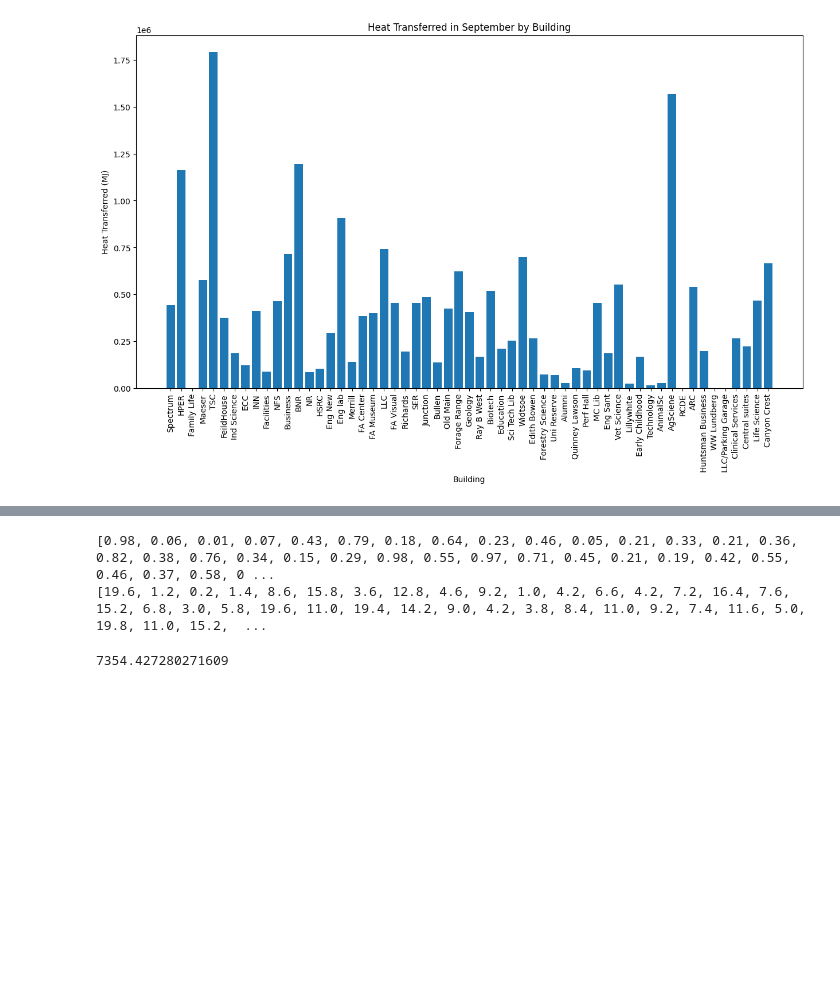
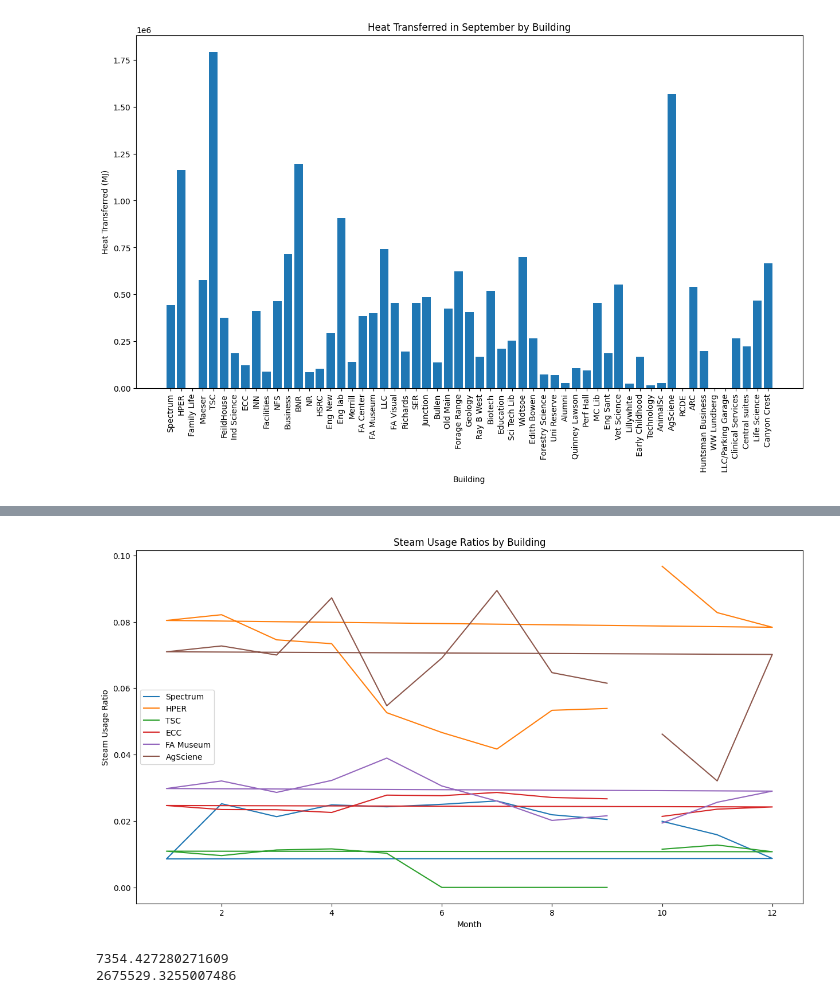
Before and after one commit to Jagardiner97/Campus-Steam-Distribution, a Jupyter notebook: steam-distribution.ipynb, the cells around one changed output, grey strips where cells are left out. Cells and saved outputs as stored; diff of their text form; code cells hidden in the pictures; blank space fills up the shorter version.

```diff
--- a/steam-distribution.ipynb
+++ b/steam-distribution.ipynb
@@ -265,6 +265,28 @@ df_ratios.head()
 | Family Life | 0.000000 | 0.000000 | 0.000000 | 0.000000 | 0.010280 | 0.011605 | 0.011278 | 0.009584 | 0.010909 | 0.010744 | 0.012771 | ... |
 | Maeser | 0.026686 | 0.027091 | 0.028609 | 0.027626 | 0.027803 | 0.022574 | 0.023400 | 0.023456 | 0.024666 | 0.024239 | 0.023563 | ... |
 | TSC | 0.021583 | 0.020172 | 0.026007 | 0.030553 | 0.038953 | 0.032229 | 0.028615 | 0.032066 | 0.029785 | 0.029005 | 0.025645 | ... |
+# %%
+# Plot the steam usage ratios for each building
+plot_indexes = [0, 1, 4, 8, 20, 48]
+plots = []
+plot_months = []
+for index in plot_indexes:
+    plots.append([])
+for i in range(len(month_nums)):
+    for j in range(len(plot_indexes)):
+        plots[j].append(transposed_ratios[j][i])
+for i in range(len(plot_indexes)):
+    plot_months.append(buildings[plot_indexes[i]])
+plt.figure(figsize=(15, 8))
+for r in plots:
+    plt.plot(month_nums, r)
+plt.xlabel('Month')
+plt.ylabel('Steam Usage Ratio')
+plt.title('Steam Usage Ratios by Building')
+plt.legend(plot_months)
+plt.show()
+# %% [output]
+[figure, added]
 # %%
 # get building distances and calculate pressure drops
 distances = []
@@ -273,10 +295,7 @@ for building in buildings:
     # calculate a random distance for now
     dist = np.random.randint(1, 100) / 100.0
     distances.append(dist)
-    pressure_drops.append(round(dist * 20, 2))
+    pressure_drops.append(dist * 18.2)
-# %% [output]
-[0.98, 0.06, 0.01, 0.07, 0.43, 0.79, 0.18, 0.64, 0.23, 0.46, 0.05, 0.21, 0.33, 0.21, 0.36, 0.82, 0.38, 0.76, 0.34, 0.15, 0.29, 0.98, 0.55, 0.97, 0.71, 0.45, 0.21, 0.19, 0.42, 0.55, 0.46, 0.37, 0.58, 0 ...
-[19.6, 1.2, 0.2, 1.4, 8.6, 15.8, 3.6, 12.8, 4.6, 9.2, 1.0, 4.2, 6.6, 4.2, 7.2, 16.4, 7.6, 15.2, 6.8, 3.0, 5.8, 19.6, 11.0, 19.4, 14.2, 9.0, 4.2, 3.8, 8.4, 11.0, 9.2, 7.4, 11.6, 5.0, 19.8, 11.0, 15.2,  ...
 # %%
 # Functions for entropy calculations
 def specific_entropy(P, Q, fluid='Water'):
@@ -287,5 +319,9 @@ def psi_to_pa(psi):
 # %%
-test_prop = specific_entropy(101325, 1.0)
-print(test_prop)
+test_entr = specific_entropy(101325, 1.0)
+print(test_entr)
+
+test_enth = specific_enthalpy(101325, 1.0)
+print(test_enth)
 # %% [output]
 7354.427280271609
+2675529.3255007486
```
Also changed, not shown: parts of 2 cells of this notebook.
